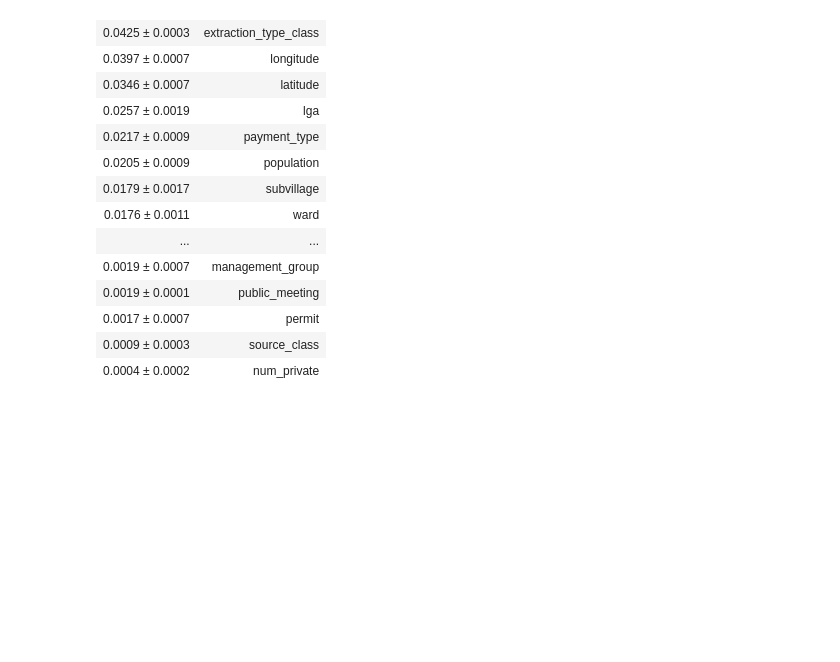
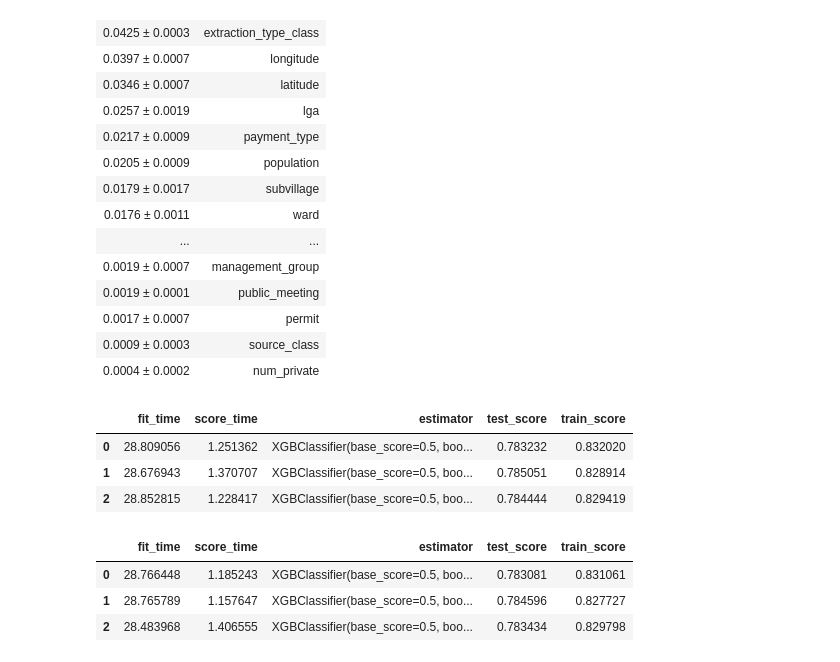
Before and after one commit to livjab/DS3-Kaggle-Comptetion, a Jupyter notebook: Last_attempt.ipynb, the cells around one changed output. Cells and saved outputs as stored; diff of their text form; code cells hidden in the pictures; blank space fills up the shorter version.

```diff
--- a/Last_attempt.ipynb
+++ b/Last_attempt.ipynb
@@ -297,0 +271,80 @@ print("model score: %.3f" % clf.score(X_test, y_test))
+# %%
+from sklearn.impute import SimpleImputer
+from sklearn.preprocessing import StandardScaler
+from sklearn.model_selection import cross_validate
+
+
+features = ['quantity', 'waterpoint_type', "extraction_type_class",
+            "payment_type", "lga", "latitude", "longitude", "amount_tsh",
+            "age_of_pump"]
+target = "status_group"
+
+X_train = train[features]
+y_train = train_y[target]
+X_test = test[features]
+
+imputer = SimpleImputer(strategy="most_frequent")
+X_train = imputer.fit_transform(X_train)
+X_test = imputer.transform(X_test)
+
+encoder = ce.OrdinalEncoder()
+X_train = encoder.fit_transform(X_train)
+X_test = encoder.transform(X_test)
+
+scaler = StandardScaler()
+X_train = scaler.fit_transform(X_train)
+X_test = scaler.transform(X_test)
+
+scores = cross_validate(XGBClassifier(max_depth=7, n_estimators=200),
+                       X_train,
+                       y_train,
+                       scoring="accuracy",
+                       cv=3,
+                       return_train_score=True,
+                       return_estimator=True)
+
+pd.DataFrame(scores)
+# %% [output]
+|  | fit_time | score_time | estimator | test_score | train_score |
+| 0 | 28.809056 | 1.251362 | XGBClassifier(base_score=0.5, boo... | 0.783232 | 0.832020 |
+| 1 | 28.676943 | 1.370707 | XGBClassifier(base_score=0.5, boo... | 0.785051 | 0.828914 |
+| 2 | 28.852815 | 1.228417 | XGBClassifier(base_score=0.5, boo... | 0.784444 | 0.829419 |
+# %%
+# gonna keep iterating on this model
+# this one with no scaler
+
+features = ['quantity', 'waterpoint_type', "extraction_type_class",
+            "payment_type", "lga", "latitude", "longitude", "amount_tsh",
+            "age_of_pump"]
+target = "status_group"
+
+X_train = train[features]
+y_train = train_y[target]
+X_test = test[features]
+
+imputer = SimpleImputer(strategy="most_frequent")
+X_train = imputer.fit_transform(X_train)
+X_test = imputer.transform(X_test)
+
+encoder = ce.OrdinalEncoder()
+X_train = encoder.fit_transform(X_train)
+X_test = encoder.transform(X_test)
+
+#scaler = StandardScaler()
+#X_train = scaler.fit_transform(X_train)
+#X_test = scaler.transform(X_test)
+
+scores = cross_validate(XGBClassifier(max_depth=7, n_estimators=200),
+                       X_train,
+                       y_train,
+                       scoring="accuracy",
+                       cv=3,
+                       return_train_score=True,
+                       return_estimator=True)
+
+pd.DataFrame(scores)
+# %% [output]
+|  | fit_time | score_time | estimator | test_score | train_score |
+| 0 | 28.766448 | 1.185243 | XGBClassifier(base_score=0.5, boo... | 0.783081 | 0.831061 |
+| 1 | 28.765789 | 1.157647 | XGBClassifier(base_score=0.5, boo... | 0.784596 | 0.827727 |
+| 2 | 28.483968 | 1.406555 | XGBClassifier(base_score=0.5, boo... | 0.783434 | 0.829798 |
```
Also changed, not shown: parts of 30 cells of this notebook.
